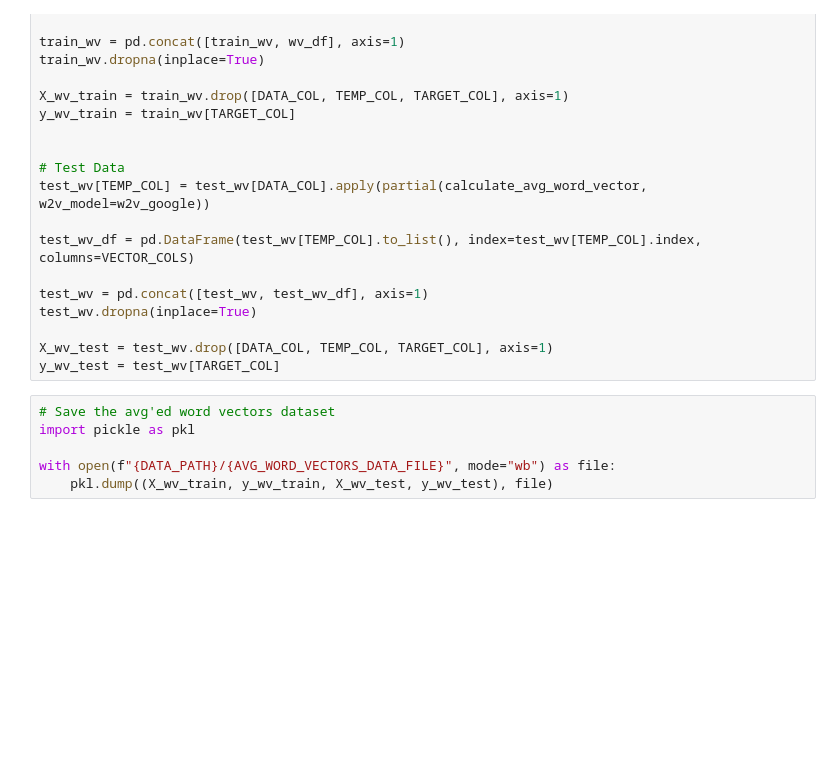
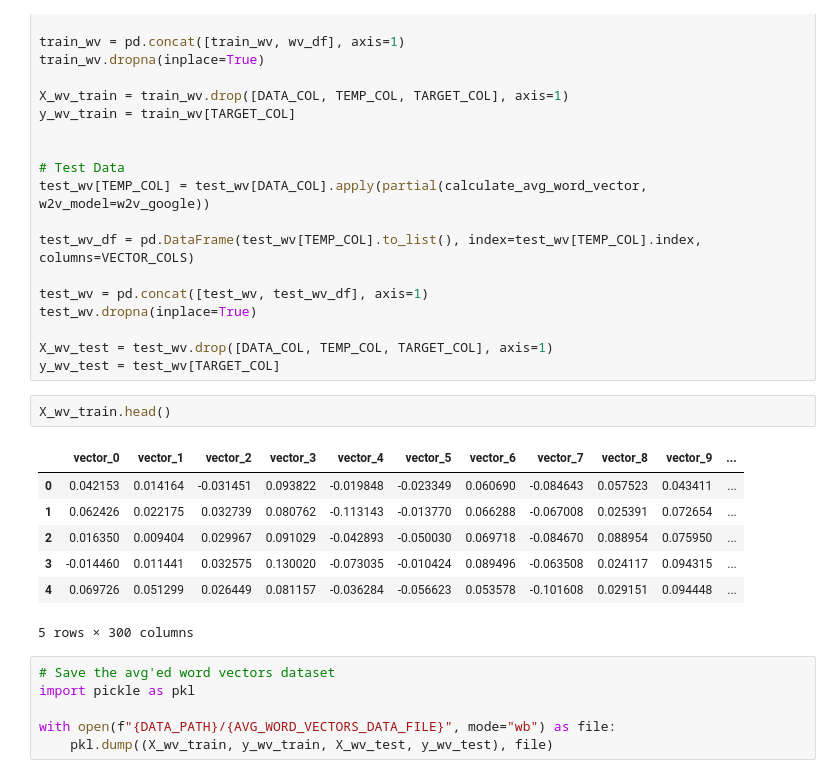
Before and after one commit to daveaditya/CSCI_544_NLP, a Jupyter notebook: assignment_02/HW2-Aditya-Dave-PT.ipynb, the cells around one changed output. Drawn from its saved outputs; the diff is of its cells as text; blank space fills up the shorter version.

```diff
--- a/assignment_02/HW2-Aditya-Dave-PT.ipynb
+++ b/assignment_02/HW2-Aditya-Dave-PT.ipynb
@@ -632,6 +649,16 @@ test_wv.dropna(inplace=True)
 
 X_wv_test = test_wv.drop([DATA_COL, TEMP_COL, TARGET_COL], axis=1)
 y_wv_test = test_wv[TARGET_COL]
+# %%
+X_wv_train.head()
+# %% [output]
+|  | vector_0 | vector_1 | vector_2 | vector_3 | vector_4 | vector_5 | vector_6 | vector_7 | vector_8 | vector_9 | ... |
+| 0 | 0.042153 | 0.014164 | -0.031451 | 0.093822 | -0.019848 | -0.023349 | 0.060690 | -0.084643 | 0.057523 | 0.043411 | ... |
+| 1 | 0.062426 | 0.022175 | 0.032739 | 0.080762 | -0.113143 | -0.013770 | 0.066288 | -0.067008 | 0.025391 | 0.072654 | ... |
+| 2 | 0.016350 | 0.009404 | 0.029967 | 0.091029 | -0.042893 | -0.050030 | 0.069718 | -0.084670 | 0.088954 | 0.075950 | ... |
+| 3 | -0.014460 | 0.011441 | 0.032575 | 0.130020 | -0.073035 | -0.010424 | 0.089496 | -0.063508 | 0.024117 | 0.094315 | ... |
+| 4 | 0.069726 | 0.051299 | 0.026449 | 0.081157 | -0.036284 | -0.056623 | 0.053578 | -0.101608 | 0.029151 | 0.094448 | ... |
+5 rows × 300 columns
 # %%
 # Save the avg'ed word vectors dataset
 import pickle as pkl
```
Also changed, not shown: parts of 40 cells of this notebook.
